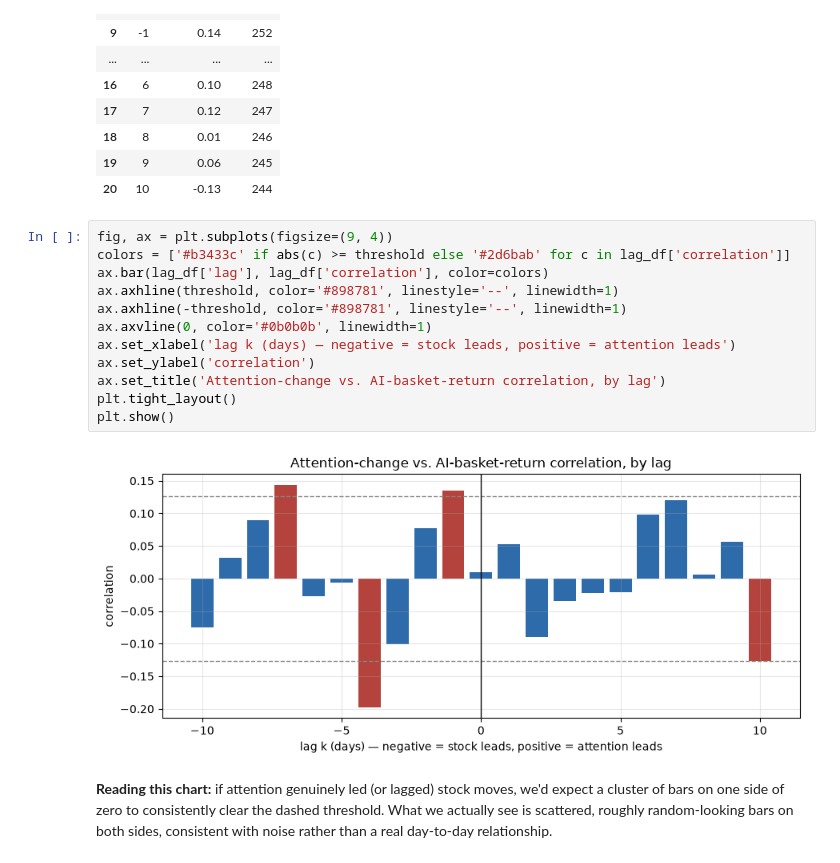
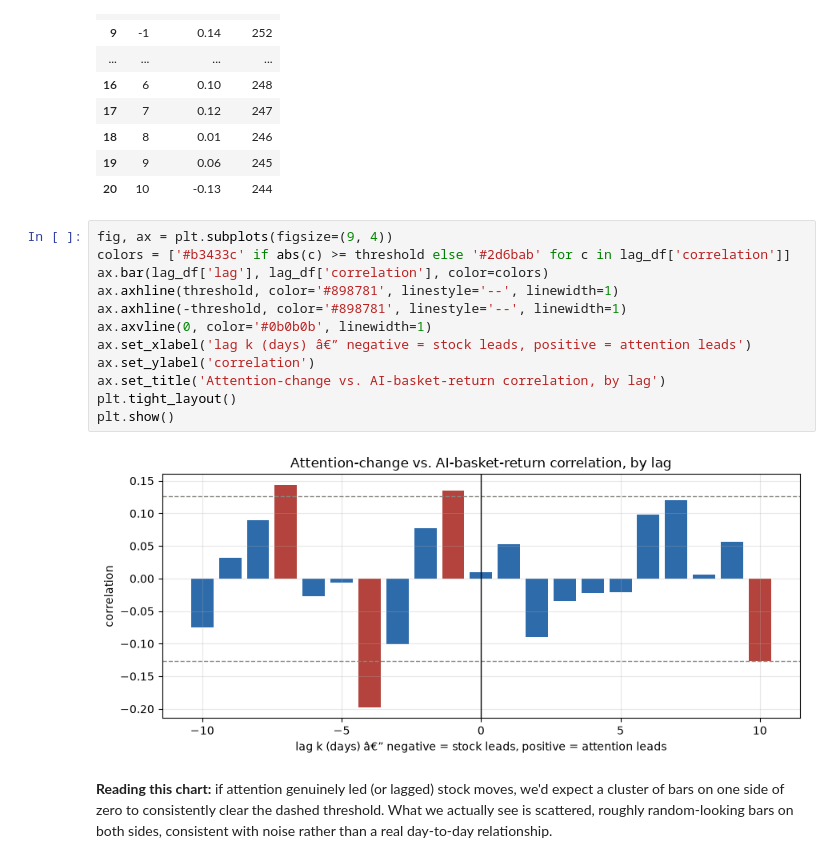
Before and after one commit to pdglenchur-glitch/market_ai_pulse, a Jupyter notebook: analysis/key_findings.ipynb, the cells around one changed output. Saved outputs shown, nothing was run; the diff lists cells and outputs as text.

```diff
--- a/analysis/key_findings.ipynb
+++ b/analysis/key_findings.ipynb
@@ -164,17 +179,17 @@ Note: 21 lags were tested, so a single lag crossing this threshold is expected b
 # %%
 fig, ax = plt.subplots(figsize=(9, 4))
 colors = ['#b3433c' if abs(c) >= threshold else '#2d6bab' for c in lag_df['correlation']]
 ax.bar(lag_df['lag'], lag_df['correlation'], color=colors)
 ax.axhline(threshold, color='#898781', linestyle='--', linewidth=1)
 ax.axhline(-threshold, color='#898781', linestyle='--', linewidth=1)
 ax.axvline(0, color='#0b0b0b', linewidth=1)
-ax.set_xlabel('lag k (days) — negative = stock leads, positive = attention leads')
+ax.set_xlabel('lag k (days) â€” negative = stock leads, positive = attention leads')
 ax.set_ylabel('correlation')
 ax.set_title('Attention-change vs. AI-basket-return correlation, by lag')
 plt.tight_layout()
 plt.show()
 # %% [output]
-[figure, old version]
+[figure, new version]
 # %% [markdown]
 **Reading this chart:** if attention genuinely led (or lagged) stock moves, we'd expect a cluster of bars on one side of zero to consistently clear the dashed threshold. What we actually see is scattered, roughly random-looking bars on both sides, consistent with noise rather than a real day-to-day relationship.
 # %% [markdown]
```
Also changed, not shown: parts of 12 cells of this notebook.
